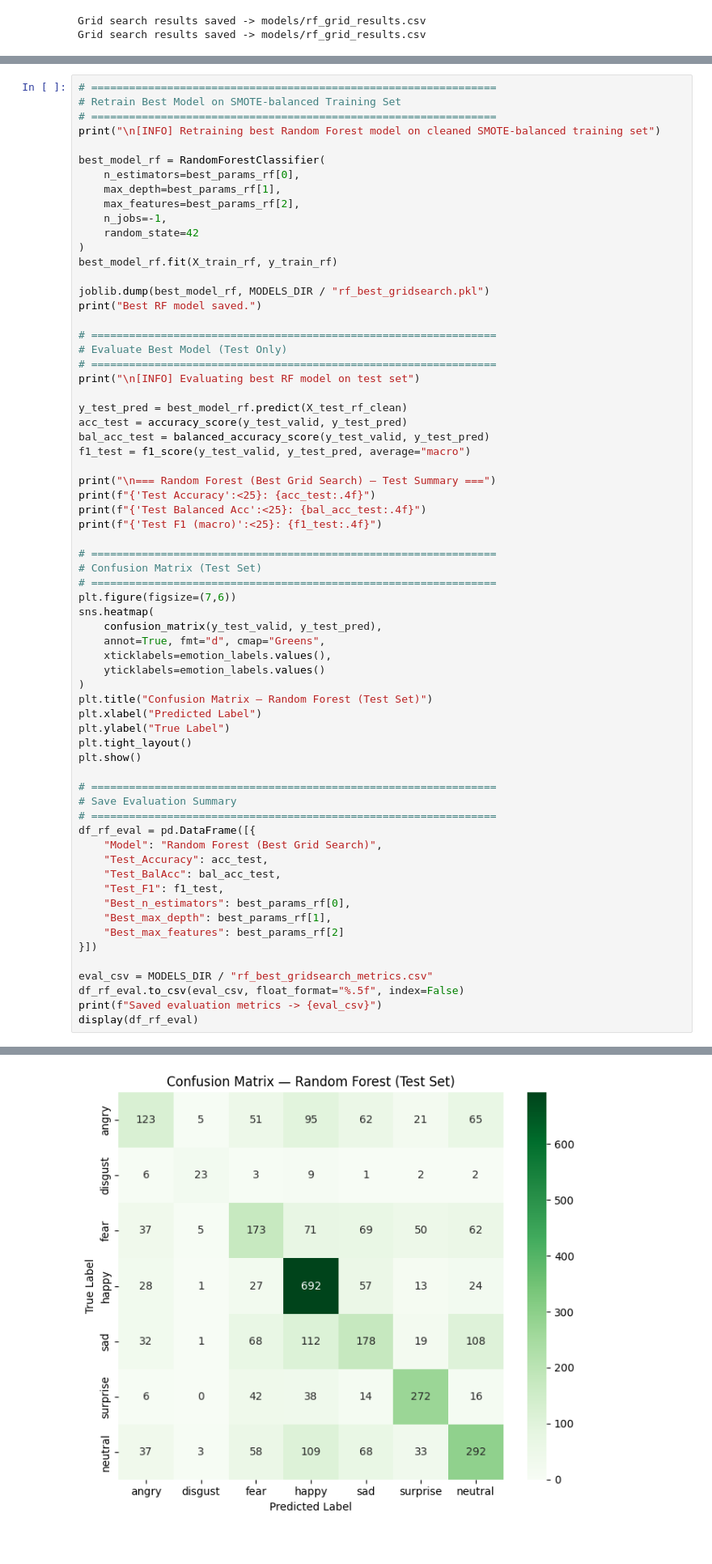
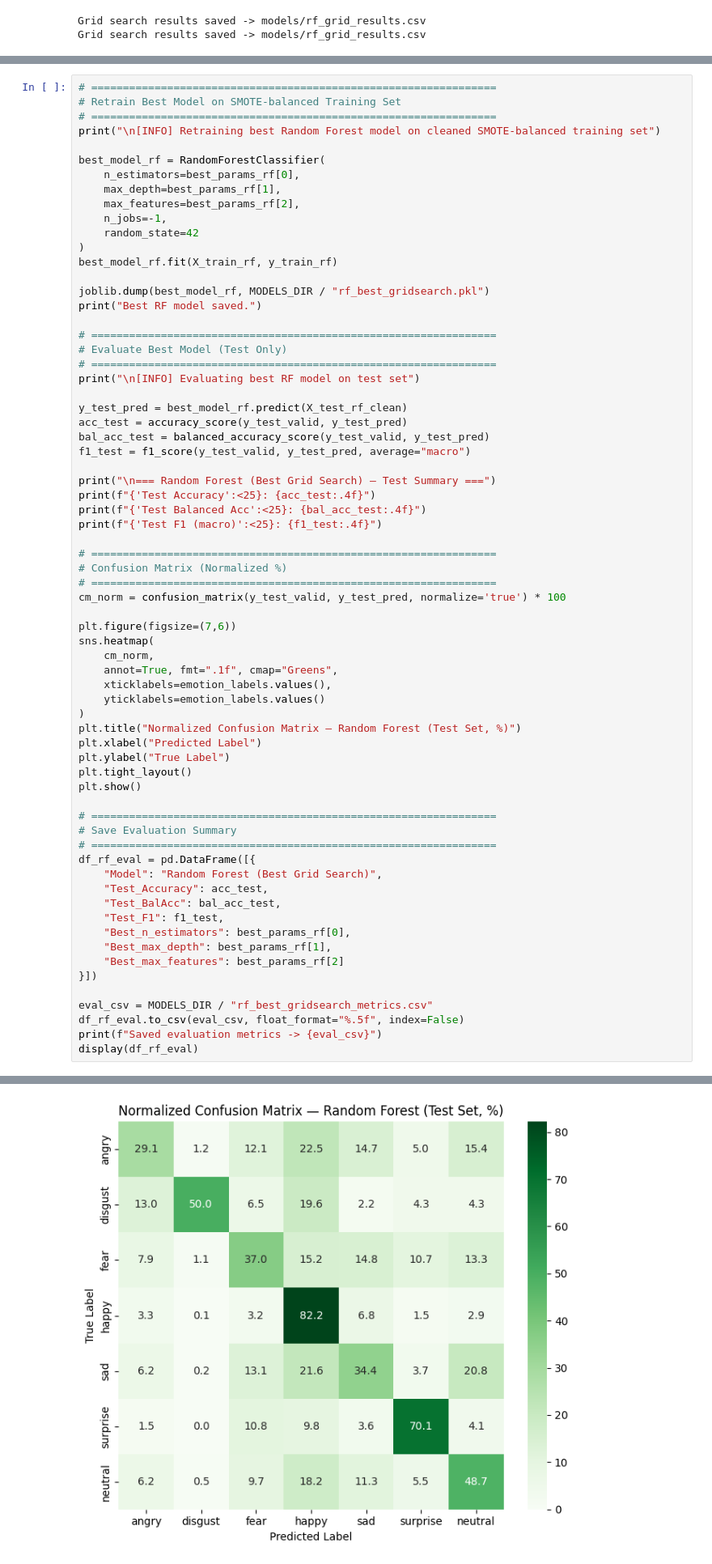
Before and after one commit to shivunchinniah/ml_emotion_recognition, a Jupyter notebook: 1018_New_emotion_reg.ipynb, the cells around one changed output, grey strips where cells are left out. Shown at 81% size. Drawn from its saved outputs; the diff is of its cells as text.

```diff
--- a/1018_New_emotion_reg.ipynb
+++ b/1018_New_emotion_reg.ipynb
@@ -3203,49 +3214,51 @@ print(f"{'Test Balanced Acc':<25}: {bal_acc_test:.4f}")
 print(f"{'Test F1 (macro)':<25}: {f1_test:.4f}")
 
 # ================================================================
-# Confusion Matrix (Test Set)
+# Confusion Matrix (Normalized %)
 # ================================================================
+cm_norm = confusion_matrix(y_test_valid, y_test_pred, normalize='true') * 100
+
 plt.figure(figsize=(7,6))
 sns.heatmap(
-    confusion_matrix(y_test_valid, y_test_pred),
-    annot=True, fmt="d", cmap="Greens",
+    cm_norm,
+    annot=True, fmt=".1f", cmap="Greens",
     xticklabels=emotion_labels.values(),
     yticklabels=emotion_labels.values()
 )
-plt.title("Confusion Matrix — Random Forest (Test Set)")
+plt.title("Normalized Confusion Matrix — Random Forest (Test Set, %)")
 plt.xlabel("Predicted Label")
 plt.ylabel("True Label")
 plt.tight_layout()
 plt.show()
 
 # ================================================================
 # Save Evaluation Summary
 # ================================================================
 df_rf_eval = pd.DataFrame([{
     "Model": "Random Forest (Best Grid Search)",
     "Test_Accuracy": acc_test,
     "Test_BalAcc": bal_acc_test,
     "Test_F1": f1_test,
     "Best_n_estimators": best_params_rf[0],
     "Best_max_depth": best_params_rf[1],
     "Best_max_features": best_params_rf[2]
 }])
 
 eval_csv = MODELS_DIR / "rf_best_gridsearch_metrics.csv"
 df_rf_eval.to_csv(eval_csv, float_format="%.5f", index=False)
 print(f"Saved evaluation metrics -> {eval_csv}")
 display(df_rf_eval)
 # %% [output]
 [INFO] Retraining best Random Forest model on cleaned SMOTE-balanced training set
 Best RF model saved.
 
 [INFO] Evaluating best RF model on test set
 
 === Random Forest (Best Grid Search) — Test Summary ===
 Test Accuracy            : 0.5340
 Test Balanced Acc        : 0.5022
 Test F1 (macro)          : 0.5065
-[figure, old version]
+[figure, new version]
 Saved evaluation metrics -> models/rf_best_gridsearch_metrics.csv
 |  | Model | Test_Accuracy | Test_BalAcc | Test_F1 | Best_n_estimators | Best_max_depth | Best_max_features |
 | 0 | Random Forest (Best Grid Search) | 0.533963 | 0.502157 | 0.506501 | 600 | None | sqrt |
```
Also changed, not shown: parts of 3 cells of this notebook.
